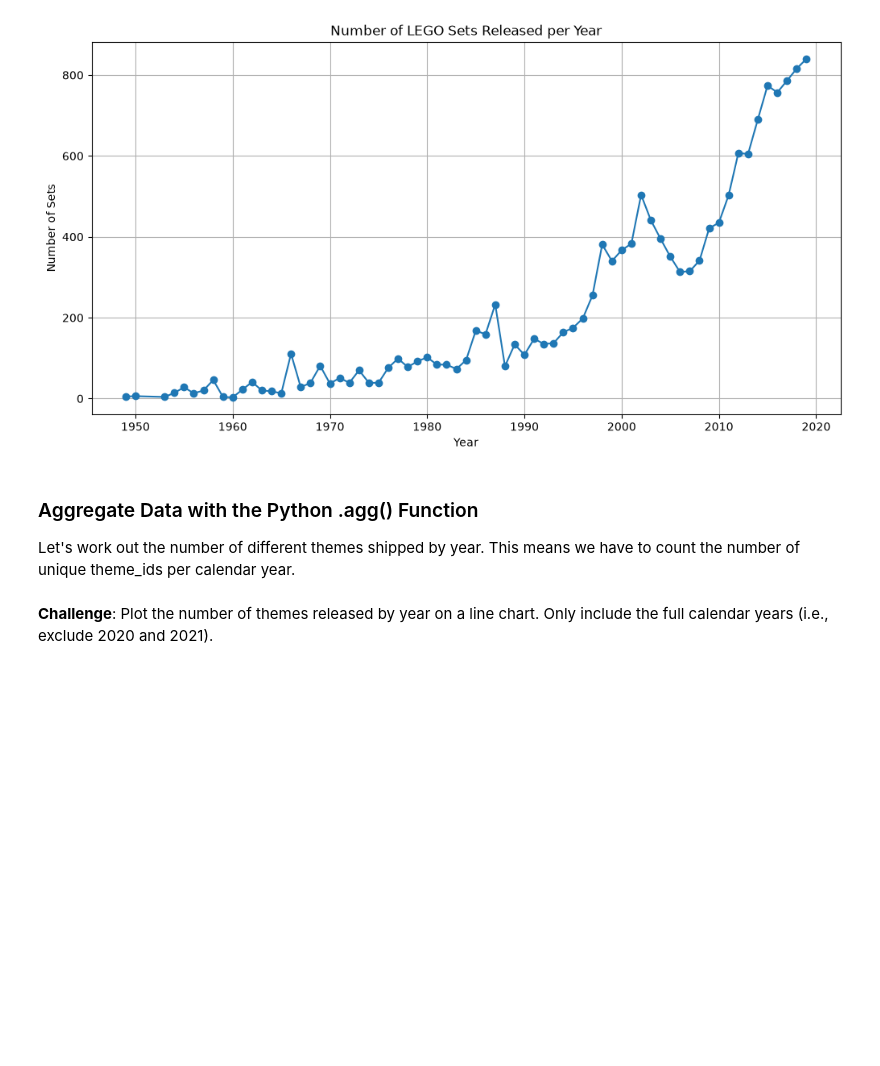
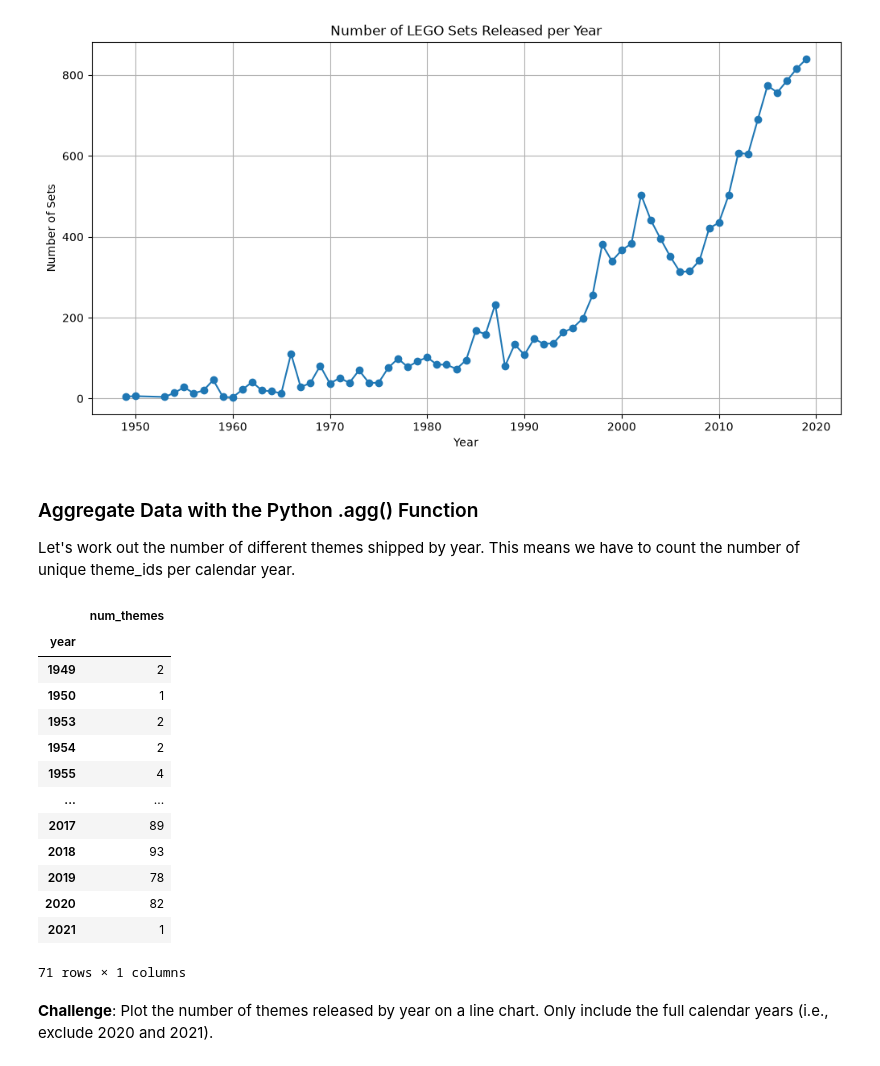
Before and after one commit to heyliceeee/Analyse-Lego-Dataset, a Jupyter notebook: Lego_Analysis.ipynb, the cells around one changed output. Drawn from its saved outputs; the diff is of its cells as text; code cells hidden in the pictures; blank space fills up the shorter version.

```diff
--- a/Lego_Analysis.ipynb
+++ b/Lego_Analysis.ipynb
@@ -158,5 +158,23 @@ plt.show()
 ### Aggregate Data with the Python .agg() Function
 
 Let's work out the number of different themes shipped by year. This means we have to count the number of unique theme_ids per calendar year.
+# %%
+themes_per_year = (sets.groupby("year").agg(num_themes=("theme_id", "nunique"))) # number of themes released per year
+themes_per_year
+# %% [output]
+|  | num_themes |
+| year |  |
+| 1949 | 2 |
+| 1950 | 1 |
+| 1953 | 2 |
+| 1954 | 2 |
+| 1955 | 4 |
+| ... | ... |
+| 2017 | 89 |
+| 2018 | 93 |
+| 2019 | 78 |
+| 2020 | 82 |
+| 2021 | 1 |
+71 rows × 1 columns
 # %% [markdown]
 **Challenge**: Plot the number of themes released by year on a line chart. Only include the full calendar years (i.e., exclude 2020 and 2021).
```
Also changed, not shown: parts of 1 cell of this notebook.
